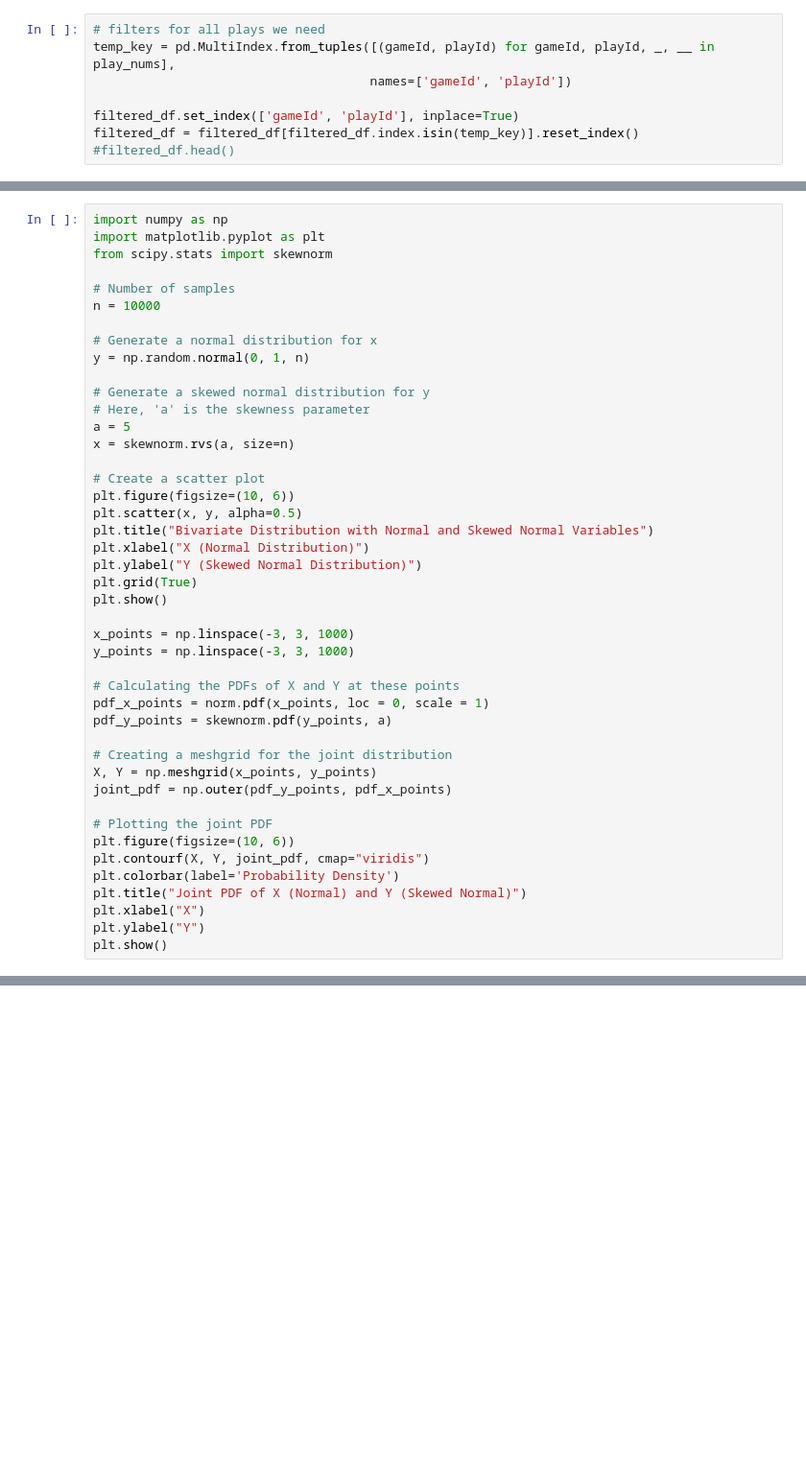
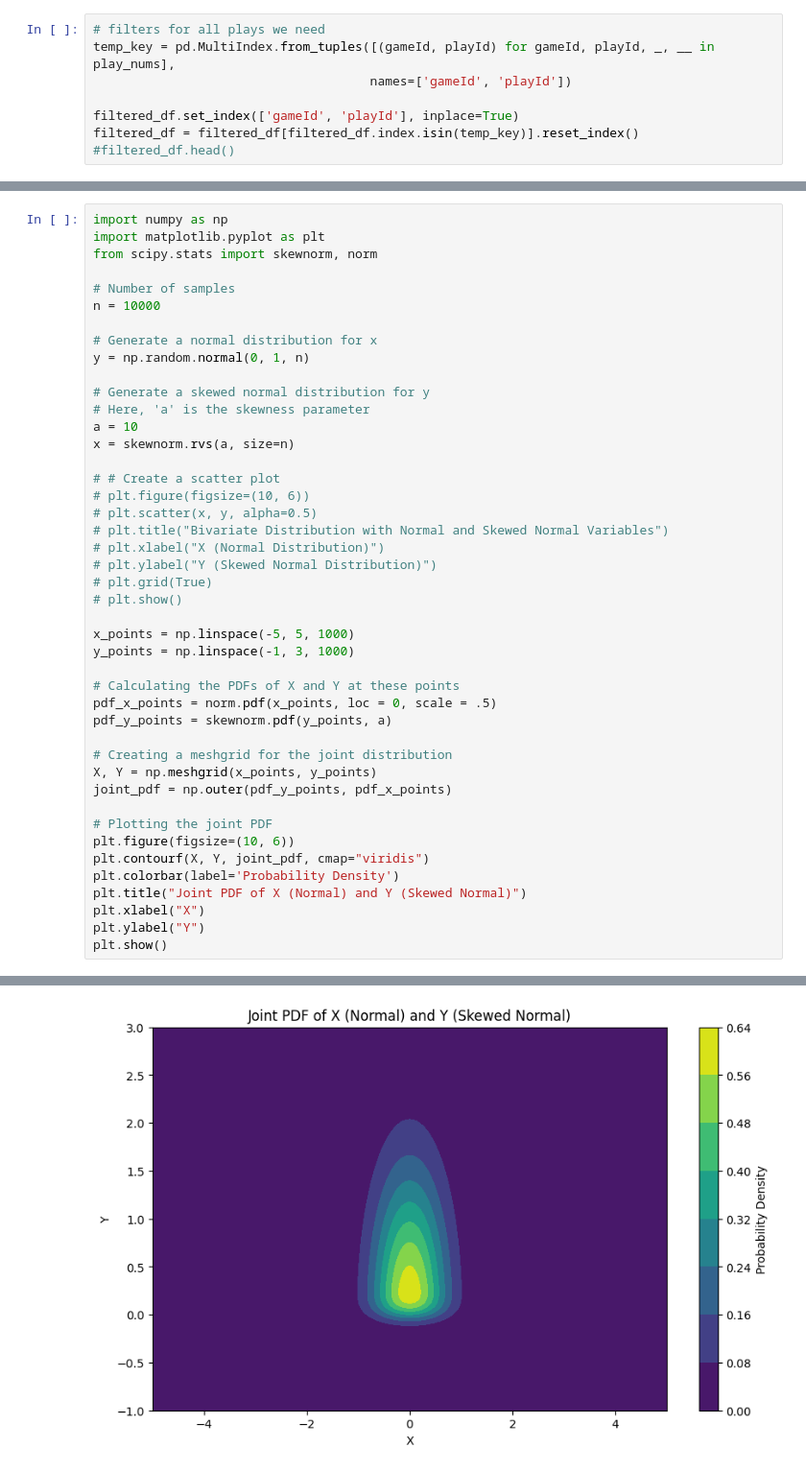
Before and after one commit to rudraravl/nfldatabowl2024, a Jupyter notebook: codemonkeynfl.ipynb, the cells around one changed output, grey strips where cells are left out. Shown: that part at 96% size. Saved outputs shown, nothing was run; the diff lists cells and outputs as text; blank space fills up the shorter version.

```diff
--- a/codemonkeynfl.ipynb
+++ b/codemonkeynfl.ipynb
@@ -328,7 +260,7 @@ cool = pd.concat(valid)
 # %%
 import numpy as np
 import matplotlib.pyplot as plt
-from scipy.stats import skewnorm
+from scipy.stats import skewnorm, norm
 
 # Number of samples
 n = 10000
@@ -338,23 +270,23 @@ y = np.random.normal(0, 1, n)
 
 # Generate a skewed normal distribution for y
 # Here, 'a' is the skewness parameter
-a = 5
+a = 10
 x = skewnorm.rvs(a, size=n)
 
-# Create a scatter plot
-plt.figure(figsize=(10, 6))
-plt.scatter(x, y, alpha=0.5)
-plt.title("Bivariate Distribution with Normal and Skewed Normal Variables")
-plt.xlabel("X (Normal Distribution)")
-plt.ylabel("Y (Skewed Normal Distribution)")
-plt.grid(True)
-plt.show()
+# # Create a scatter plot
+# plt.figure(figsize=(10, 6))
+# plt.scatter(x, y, alpha=0.5)
+# plt.title("Bivariate Distribution with Normal and Skewed Normal Variables")
+# plt.xlabel("X (Normal Distribution)")
+# plt.ylabel("Y (Skewed Normal Distribution)")
+# plt.grid(True)
+# plt.show()
 
-x_points = np.linspace(-3, 3, 1000)
-y_points = np.linspace(-3, 3, 1000)
+x_points = np.linspace(-5, 5, 1000)
+y_points = np.linspace(-1, 3, 1000)
 
 # Calculating the PDFs of X and Y at these points
-pdf_x_points = norm.pdf(x_points, loc = 0, scale = 1)
+pdf_x_points = norm.pdf(x_points, loc = 0, scale = .5)
 pdf_y_points = skewnorm.pdf(y_points, a)
 
 # Creating a meshgrid for the joint distribution
@@ -373,0 +305 @@ ModuleNotFoundError: No module named 'scipy'
+[figure, added]
```
Also changed, not shown: parts of 15 cells of this notebook.
